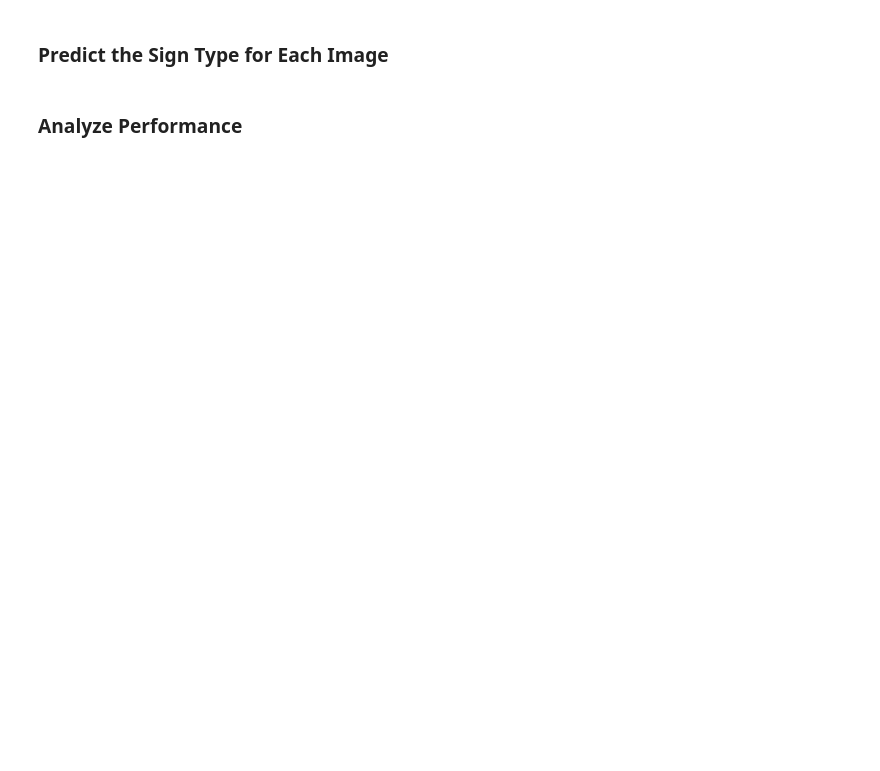
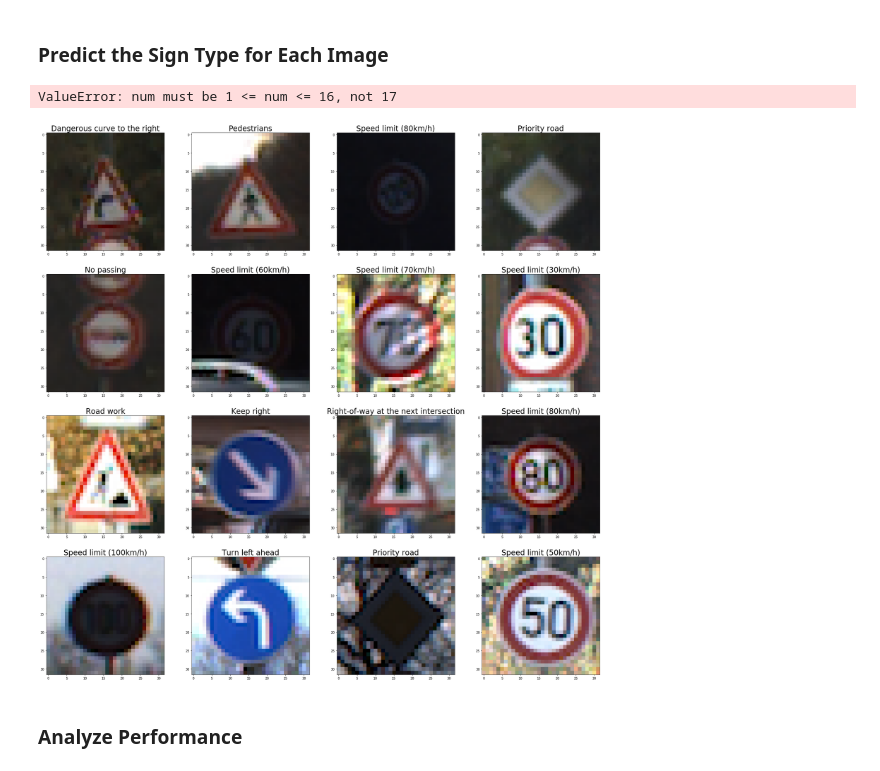
Before and after one commit to ooleksyuk/carnd-traffic-sign-classifier-project, a Jupyter notebook: Traffic_Sign_Classifier.ipynb, the cells around one changed output. Cells and saved outputs as stored; diff of their text form; code cells hidden in the pictures; blank space fills up the shorter version.

```diff
--- a/Traffic_Sign_Classifier.ipynb
+++ b/Traffic_Sign_Classifier.ipynb
@@ -279,7 +319,7 @@ def LeNet(x):
     sigma = 0.1
 
     # Layer 1: Convolutional. Input = 32x32x1. Output = 28x28x6.
-    W1 = tf.Variable(tf.truncated_normal(shape=(5, 5, 1, 6), mean = mu, stddev = sigma))
+    W1 = tf.Variable(tf.truncated_normal(shape=(5, 5, 3, 6), mean = mu, stddev = sigma))
     x = tf.nn.conv2d(x, W1, strides=[1, 1, 1, 1], padding='VALID')
     b1 = tf.Variable(tf.zeros(6))
     x = tf.nn.bias_add(x, b1)
@@ -350,7 +390,7 @@ def LeNet(x):
     return logits
 # %%
 #Features and Labels
-x = tf.placeholder(tf.float32, (None, 32, 32, 1))
+x = tf.placeholder(tf.float32, (None, 32, 32, 3))
 y = tf.placeholder(tf.int32, (None))
 keep_prob = tf.placeholder(tf.float32)
 one_hot_y = tf.one_hot(y, 43)
@@ -425,5 +488,5 @@ with tf.Session() as sess:
     sess.run(tf.global_variables_initializer())
     saver2 = tf.train.import_meta_graph('lenet.meta')
     saver2.restore(sess, "./lenet")
-    test_accuracy = evaluate(X_test_normalized, y_test)
+    test_accuracy = evaluate(X_test_provided_normalized, y_test)
     print("Test Set Accuracy = {:.3f}".format(test_accuracy))
@@ -459,44 +530,44 @@ plt.show()
 # %%
 ### Run the predictions here and use the model to output the prediction for each image.
 ### Make sure to pre-process the images with the same pre-processing pipeline used earlier.
 ### Feel free to use as many code cells as needed.
-def normalize(arr):
-    arr=arr.astype('float32')
-    if arr.max() > 1.0:
-        arr/=255.0
-    return arr
+import os, sys
+import numpy as np
+from PIL import Image
+import warnings
+from skimage import exposure
 
+### Histogram Equilization
 def normalized_image(image_data):
     with warnings.catch_warnings():
         warnings.simplefilter("ignore")
-        image_data_rgb = image_data
-        image_data_gry = np.sum(image_data/3, axis=3, keepdims=True)
-        image_data = image_data_gry
-        return (image_data - 128)/128
+        return np.array([exposure.equalize_adapthist(image, clip_limit=0.03) for image in image_data])
 
 size = 32, 32
 logit = None
 
 with tf.Session() as sess:
-    loader = tf.train.import_meta_graph('lenet.meta')
+    loader = tf.train.import_meta_graph('./lenet.meta')
     loader.restore(sess, tf.train.latest_checkpoint('./'))
     sess = tf.get_default_session()
 
 
     fig = plt.figure(figsize=(32,32))
     i = 0
-    for file in os.listdir('data'):
+    for file in os.listdir('test/32x32'):
         if '.ppm' in file:
-            im = Image.open('data/' + file)
+            im = Image.open('test/32x32/' + file)
             im.thumbnail(size, Image.ANTIALIAS)
             im_normalized = normalized_image(np.array([np.array(im)]))
-            print(im_normalized.shape)
             logit = sess.run(tf.argmax(logits, 1), feed_dict={x:im_normalized, keep_prob:1.0})
-            ax = fig.add_subplot(4,2,i+1)
-            img = mpimg.imread('data/' + file)
+            ax = fig.add_subplot(4,4,i+1)
+            img = mpimg.imread('test/32x32/' + file)
             ax.imshow(img)
-            ax.set_title(label_dict[logit[0]])
+            ax.set_title(label_dict[logit[0]], fontsize=24)
             i+=1
     plt.show()
+# %% [output]
+ValueError: num must be 1 <= num <= 16, not 17
+[figure, added]
 # %% [markdown]
 ### Analyze Performance
```
Also changed, not shown: parts of 15 cells of this notebook, 6 other files.
